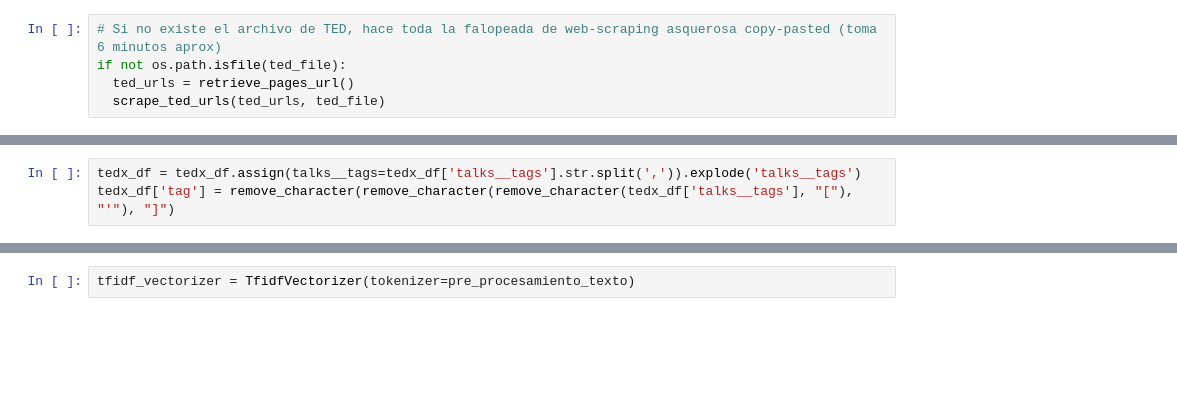
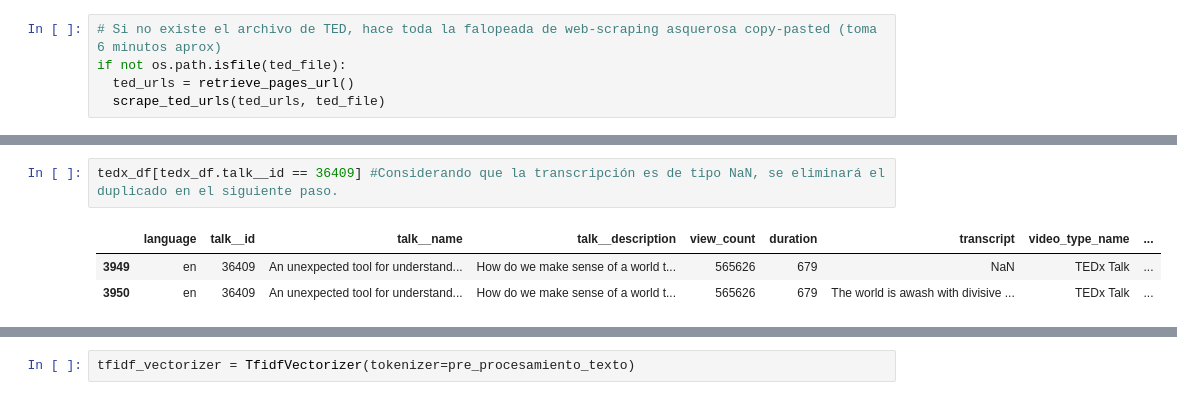
Before and after one commit to lromano97/text-mining, a Jupyter notebook: preprocesamiento.ipynb, the cells around one changed output, grey strips where cells are left out. Saved outputs shown, nothing was run; the diff lists cells and outputs as text; blank space fills up the shorter version.

```diff
--- a/preprocesamiento.ipynb
+++ b/preprocesamiento.ipynb
@@ -521,3 +567,0 @@ tedx_df.head()
-# %%
-tedx_df = tedx_df.assign(talks__tags=tedx_df['talks__tags'].str.split(',')).explode('talks__tags')
-tedx_df['tag'] = remove_character(remove_character(remove_character(tedx_df['talks__tags'], "["), "'"), "]")
@@ -523,0 +622,6 @@ tedx_df['tag'] = remove_character(remove_character(remove_character(tedx_df['tal
+# %%
+tedx_df[tedx_df.talk__id == 36409] #Considerando que la transcripción es de tipo NaN, se eliminará el duplicado en el siguiente paso.
+# %% [output]
+|  | language | talk__id | talk__name | talk__description | view_count | duration | transcript | video_type_name | ... |
+| 3949 | en | 36409 | An unexpected tool for understand... | How do we make sense of a world t... | 565626 | 679 | NaN | TEDx Talk | ... |
+| 3950 | en | 36409 | An unexpected tool for understand... | How do we make sense of a world t... | 565626 | 679 | The world is awash with divisive ... | TEDx Talk | ... |
```
Also changed, not shown: parts of 65 cells of this notebook, 1 other file.
